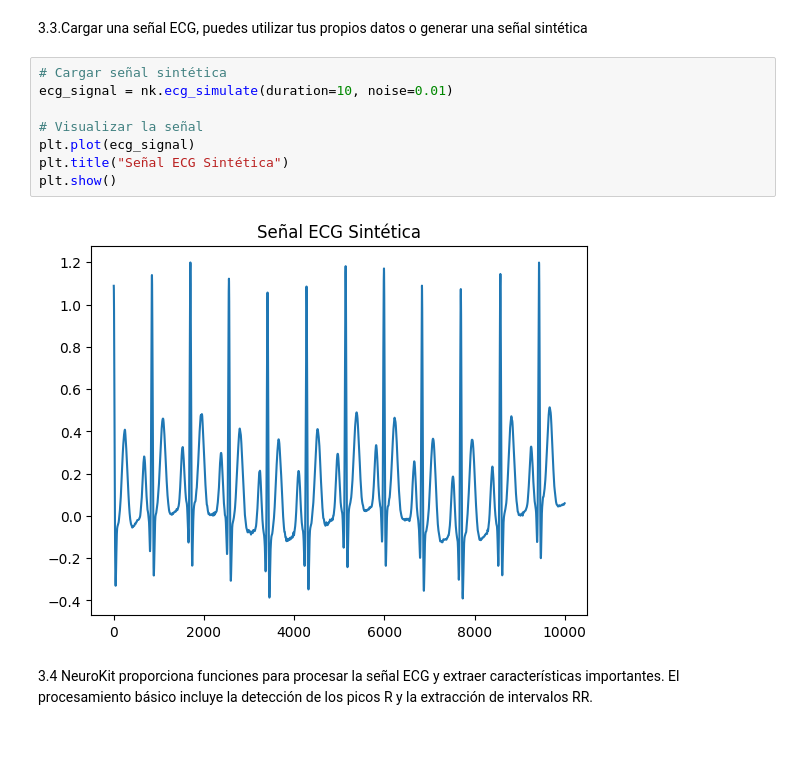
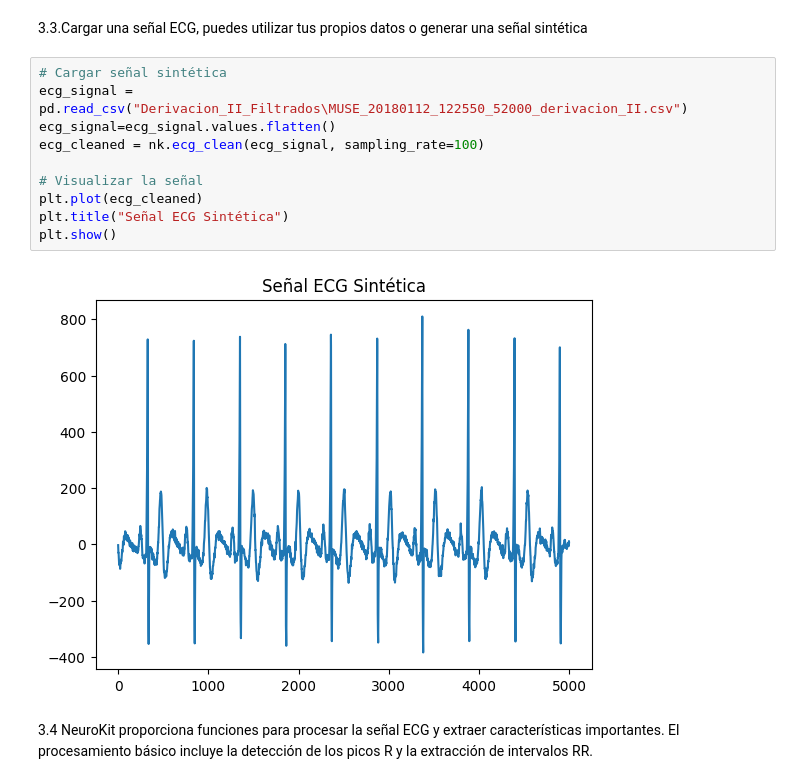
Before and after one commit to AndresBanquezBio/Biosenales, a Jupyter notebook: Proyectos/Proyecto_4/Proyecto_4_AndresBanquez_MelinaVillada.ipynb, the cells around one changed output. Cells and saved outputs as stored; diff of their text form; blank space fills up the shorter version.

```diff
--- a/Proyectos/Proyecto_4/Proyecto_4_AndresBanquez_MelinaVillada.ipynb
+++ b/Proyectos/Proyecto_4/Proyecto_4_AndresBanquez_MelinaVillada.ipynb
@@ -57,14 +57,16 @@ import matplotlib.pyplot as plt
 3.3.Cargar una señal ECG, puedes utilizar tus propios datos o generar una señal sintética
 # %%
 # Cargar señal sintética
-ecg_signal = nk.ecg_simulate(duration=10, noise=0.01)
+ecg_signal = pd.read_csv("Derivacion_II_Filtrados\MUSE_20180112_122550_52000_derivacion_II.csv")
+ecg_signal=ecg_signal.values.flatten()
+ecg_cleaned = nk.ecg_clean(ecg_signal, sampling_rate=100)
 
 # Visualizar la señal
-plt.plot(ecg_signal)
+plt.plot(ecg_cleaned)
 plt.title("Señal ECG Sintética")
 plt.show()
 # %% [output]
-[figure, old version]
+[figure, new version]
 # %% [markdown]
 3.4 NeuroKit proporciona funciones para procesar la señal ECG y extraer características importantes. El procesamiento básico incluye la detección de los picos R y la extracción de intervalos RR.
 # %%
```
Also changed, not shown: parts of 6 cells of this notebook, 10 other files.
